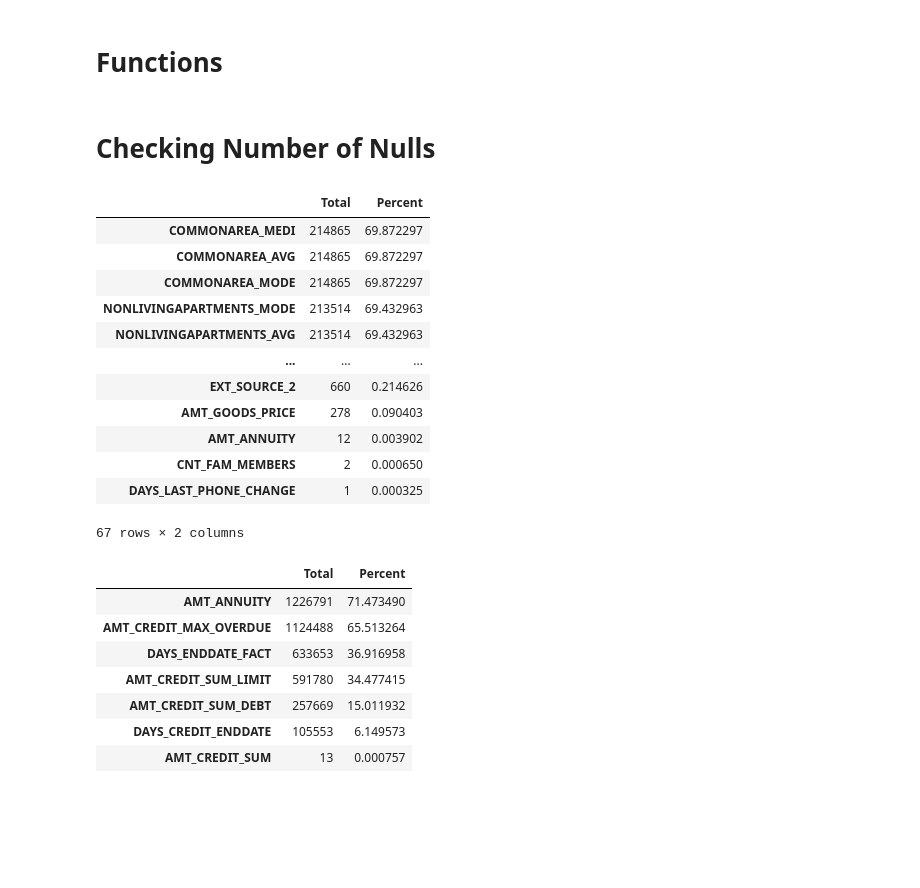
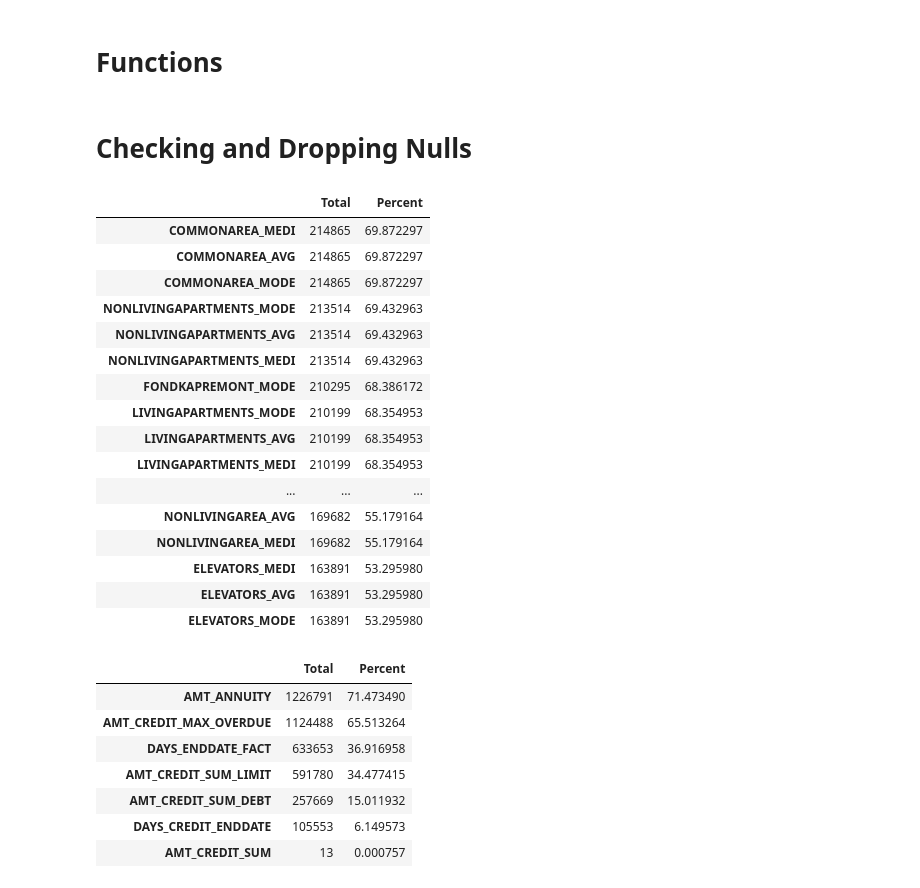
Before and after one commit to tifaniehtsai/HomeCreditDefaultRisk, a Jupyter notebook: HCDR.ipynb, the cells around one changed output. Saved outputs shown, nothing was run; the diff lists cells and outputs as text; code cells hidden in the pictures; blank space fills up the shorter version.

```diff
--- a/HCDR.ipynb
+++ b/HCDR.ipynb
@@ -100,23 +99,27 @@ def imputenulls_zero(data, column):
     data[column] = data[column].fillna(0)
     return data
 # %% [markdown]
-# Checking Number of Nulls
+# Checking and Dropping Nulls
 # %%
-number_of_nulls(df)
+number_of_nulls(df).head(30)
 # %% [output]
 |  | Total | Percent |
 | COMMONAREA_MEDI | 214865 | 69.872297 |
 | COMMONAREA_AVG | 214865 | 69.872297 |
 | COMMONAREA_MODE | 214865 | 69.872297 |
 | NONLIVINGAPARTMENTS_MODE | 213514 | 69.432963 |
 | NONLIVINGAPARTMENTS_AVG | 213514 | 69.432963 |
+| NONLIVINGAPARTMENTS_MEDI | 213514 | 69.432963 |
+| FONDKAPREMONT_MODE | 210295 | 68.386172 |
+| LIVINGAPARTMENTS_MODE | 210199 | 68.354953 |
+| LIVINGAPARTMENTS_AVG | 210199 | 68.354953 |
+| LIVINGAPARTMENTS_MEDI | 210199 | 68.354953 |
 | ... | ... | ... |
-| EXT_SOURCE_2 | 660 | 0.214626 |
-| AMT_GOODS_PRICE | 278 | 0.090403 |
-| AMT_ANNUITY | 12 | 0.003902 |
-| CNT_FAM_MEMBERS | 2 | 0.000650 |
-| DAYS_LAST_PHONE_CHANGE | 1 | 0.000325 |
+| NONLIVINGAREA_AVG | 169682 | 55.179164 |
+| NONLIVINGAREA_MEDI | 169682 | 55.179164 |
+| ELEVATORS_MEDI | 163891 | 53.295980 |
+| ELEVATORS_AVG | 163891 | 53.295980 |
+| ELEVATORS_MODE | 163891 | 53.295980 |
-67 rows × 2 columns
 # %%
 number_of_nulls(bureau)
 # %% [output]
```
Also changed, not shown: parts of 53 cells of this notebook.
